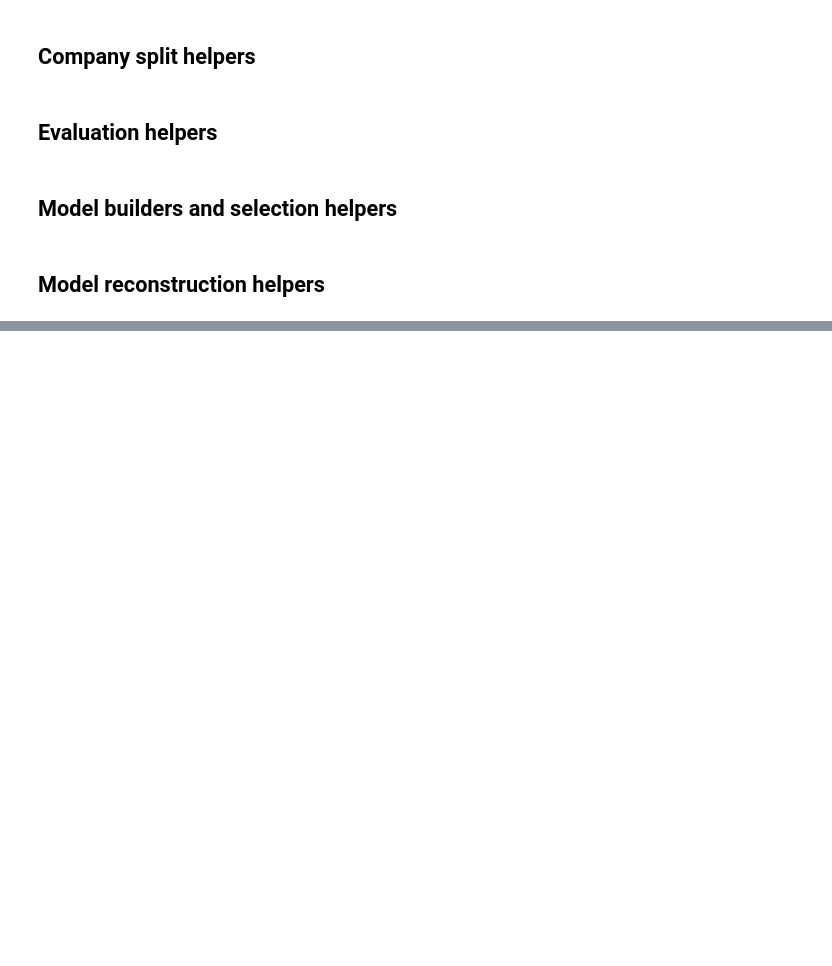
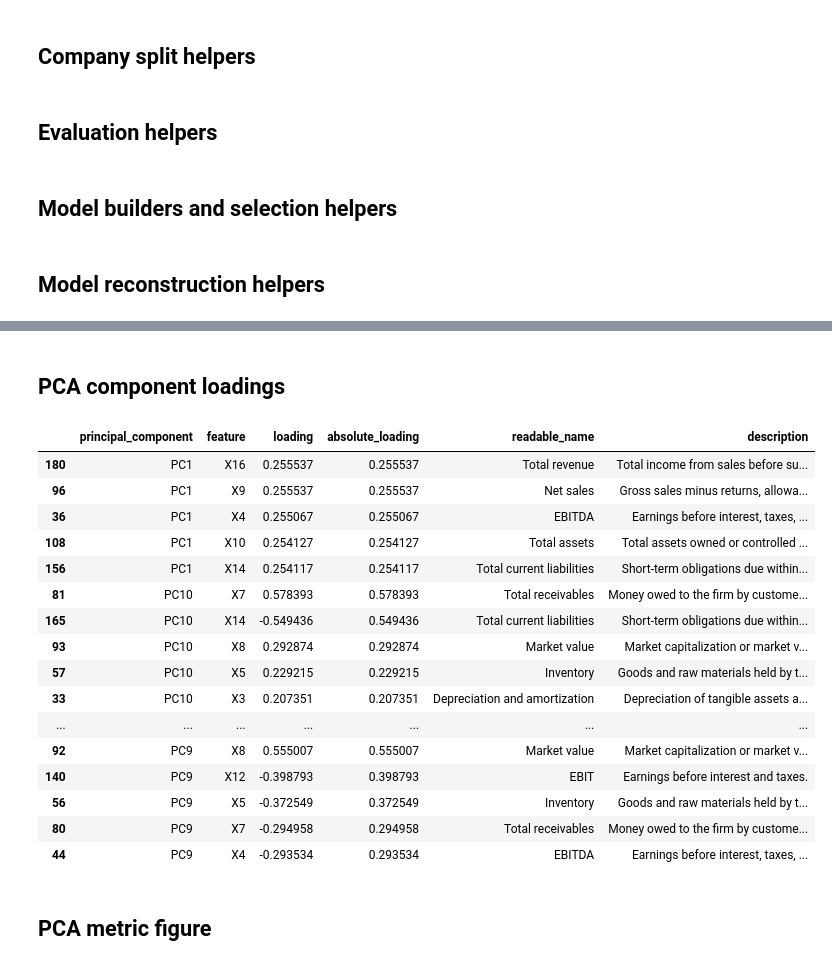
Before and after one commit to Berke-Pehli/ml-finance-bankruptcy-analysis, a Jupyter notebook: notebooks/05_threshold_and_pca_extensions.ipynb, the cells around one changed output, grey strips where cells are left out. Saved outputs shown, nothing was run; the diff lists cells and outputs as text; code cells hidden in the pictures; blank space fills up the shorter version.

```diff
--- a/notebooks/05_threshold_and_pca_extensions.ipynb
+++ b/notebooks/05_threshold_and_pca_extensions.ipynb
@@ -764,0 +796,30 @@ assert (FIGURES_DIR / 'pca_logistic_metric_comparison.png').exists(), 'PCA figur
+# %%
+def build_pca_logistic_pipeline(n_components: int) -> Pipeline:
+    """Build the PCA plus Logistic Regression extension model."""
+    return Pipeline(
+        steps=[
+            ("scaler", StandardScaler()),
+            ("pca", PCA(n_components=n_components, random_state=RANDOM_STATE)),
+            ("model", LogisticRegression(C=1.0, l1_ratio=0.0, solver="saga", class_weight="balanced", max_iter=5_000, random_state=RANDOM_STATE)),
+        ]
+    )
+
+rows = []
+best_model, best_pr_auc = None, -1.0
+for n_components in valid_components:
+    model_name = f"PCA Logistic Regression ({n_components} components)"
+    model = build_pca_logistic_pipeline(n_components)
+    model.fit(x_train, y_train)
+    y_pred = model.predict(x_valid)
+    probability_failed = get_probability_failed(model, x_valid)
+    metrics = evaluate_binary_classifier(model_name, y_valid, y_pred, probability_failed)
+    metrics["n_components"] = n_components
+    metrics["cumulative_explained_variance"] = float(model.named_steps["pca"].explained_variance_ratio_.sum())
+    rows.append(metrics)
+    if metrics["pr_auc"] > best_pr_auc:
+        best_pr_auc, best_model = metrics["pr_auc"], model
+
+pca_results = pd.DataFrame(rows)
+assert pca_results["n_components"].tolist() == PCA_COMPONENT_GRID, "PCA output must preserve component order."
+pca_results.to_csv(TABLES_DIR / "pca_logistic_results.csv", index=False)
+display(pca_results)
@@ -764,0 +836,30 @@ assert (FIGURES_DIR / 'pca_logistic_metric_comparison.png').exists(), 'PCA figur
+# %% [markdown]
+## PCA component loadings
+# %%
+pca = best_model.named_steps["pca"]
+loadings = pd.DataFrame(pca.components_, columns=get_feature_columns(model_train), index=[f"PC{i}" for i in range(1, pca.n_components_ + 1)])
+pca_component_loadings = loadings.reset_index(names="principal_component").melt(id_vars="principal_component", var_name="feature", value_name="loading")
+pca_component_loadings["absolute_loading"] = pca_component_loadings["loading"].abs()
+pca_component_loadings = pca_component_loadings.merge(feature_dictionary[["feature", "readable_name", "description"]], on="feature", how="left").sort_values(["principal_component", "absolute_loading"], ascending=[True, False])
+pca_component_loadings.to_csv(TABLES_DIR / "pca_component_loadings.csv", index=False)
+display(pca_component_loadings.groupby("principal_component").head(5))
+# %% [output]
+|  | principal_component | feature | loading | absolute_loading | readable_name | description |
+| 180 | PC1 | X16 | 0.255537 | 0.255537 | Total revenue | Total income from sales before su... |
+| 96 | PC1 | X9 | 0.255537 | 0.255537 | Net sales | Gross sales minus returns, allowa... |
+| 36 | PC1 | X4 | 0.255067 | 0.255067 | EBITDA | Earnings before interest, taxes, ... |
+| 108 | PC1 | X10 | 0.254127 | 0.254127 | Total assets | Total assets owned or controlled ... |
+| 156 | PC1 | X14 | 0.254117 | 0.254117 | Total current liabilities | Short-term obligations due within... |
+| 81 | PC10 | X7 | 0.578393 | 0.578393 | Total receivables | Money owed to the firm by custome... |
+| 165 | PC10 | X14 | -0.549436 | 0.549436 | Total current liabilities | Short-term obligations due within... |
+| 93 | PC10 | X8 | 0.292874 | 0.292874 | Market value | Market capitalization or market v... |
+| 57 | PC10 | X5 | 0.229215 | 0.229215 | Inventory | Goods and raw materials held by t... |
+| 33 | PC10 | X3 | 0.207351 | 0.207351 | Depreciation and amortization | Depreciation of tangible assets a... |
+| ... | ... | ... | ... | ... | ... | ... |
+| 92 | PC9 | X8 | 0.555007 | 0.555007 | Market value | Market capitalization or market v... |
+| 140 | PC9 | X12 | -0.398793 | 0.398793 | EBIT | Earnings before interest and taxes. |
+| 56 | PC9 | X5 | -0.372549 | 0.372549 | Inventory | Goods and raw materials held by t... |
+| 80 | PC9 | X7 | -0.294958 | 0.294958 | Total receivables | Money owed to the firm by custome... |
+| 44 | PC9 | X4 | -0.293534 | 0.293534 | EBITDA | Earnings before interest, taxes, ... |
+# %% [markdown]
+## PCA metric figure
```
Also changed, not shown: parts of 23 cells of this notebook, 5 other files.
